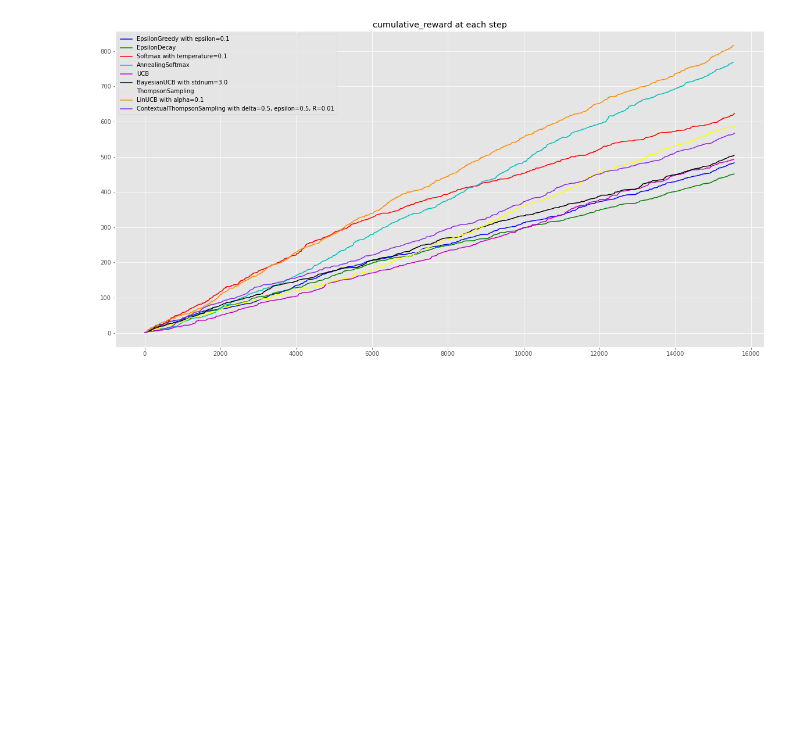
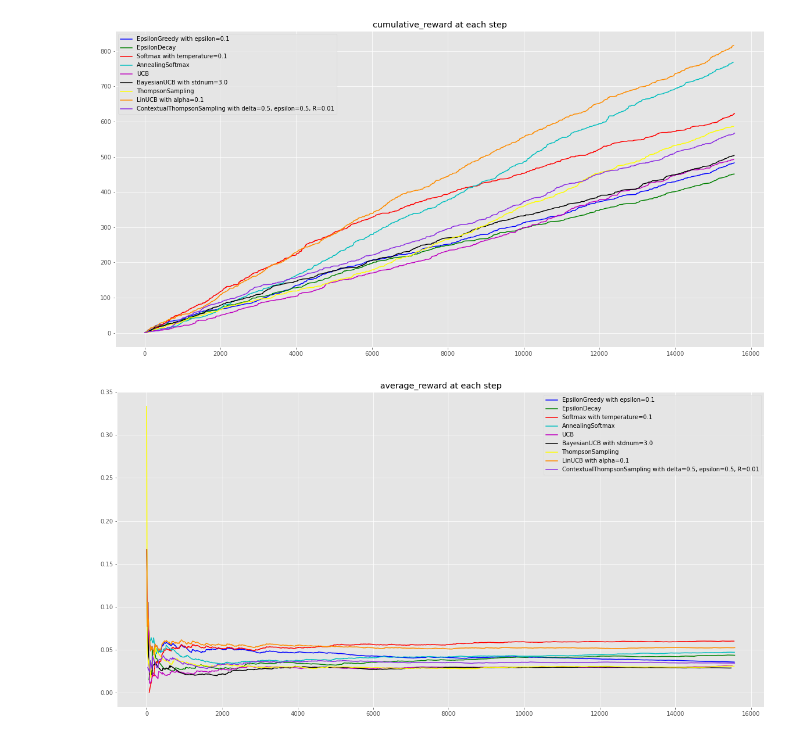
Before and after one commit to raychng/bt4014-project, a Jupyter notebook: bandits_toronto.ipynb, the cells around one changed output. Drawn from its saved outputs; the diff is of its cells as text; code cells hidden in the pictures; blank space fills up the shorter version.

```diff
--- a/bandits_toronto.ipynb
+++ b/bandits_toronto.ipynb
@@ -596,3 +628,9 @@ present_results(results, 'average_reward')
 present_results(results, 'cumulative_reward')
 # %% [output]
 [figure]
+# %%
+results2 = evaluation_replay(algos, data, arm_features + ratio_features)
+# %%
+present_results(results2[results2['average_reward'] != 1], 'average_reward')
+# %% [output]
+[figure, added]
```
Also changed, not shown: parts of 4 cells of this notebook.
